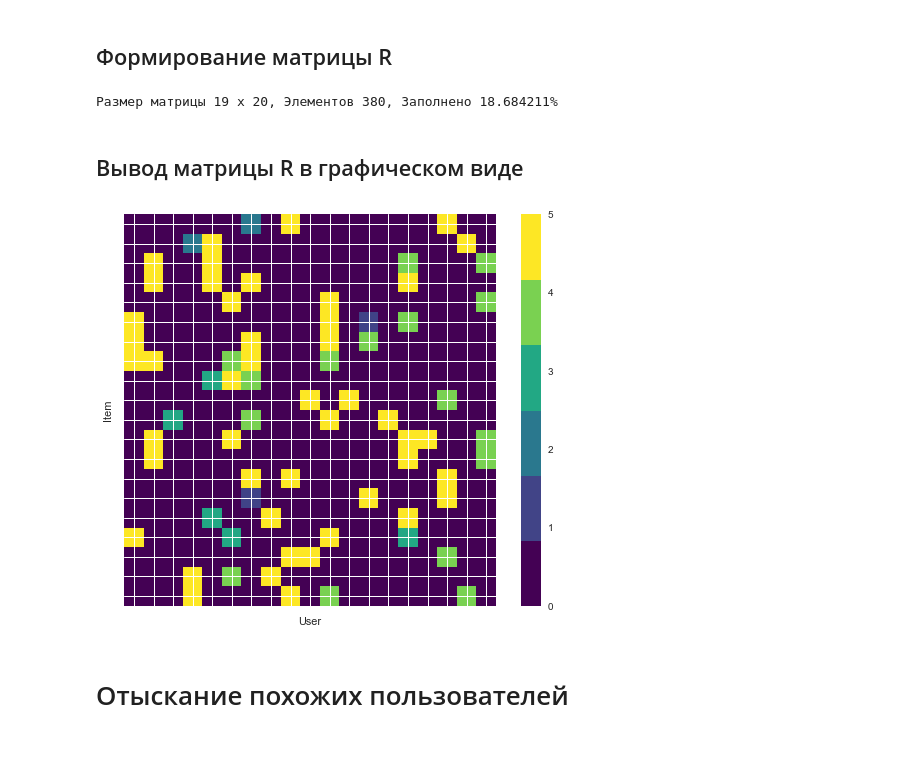
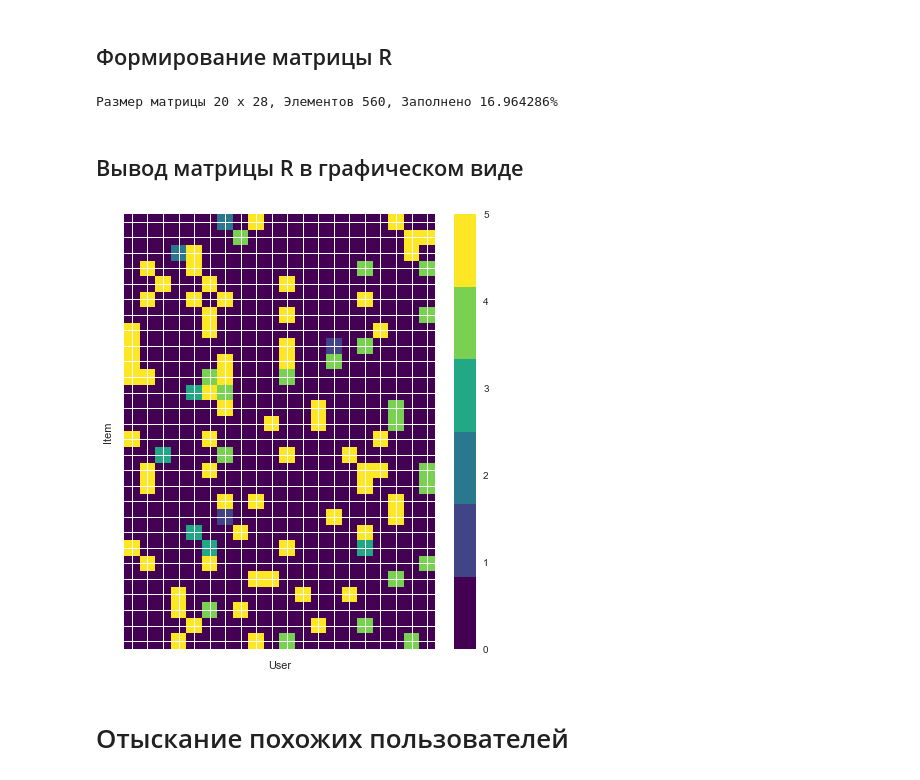
Before and after one commit to Copatych/ngtu_intell_systems, a Jupyter notebook: lab_work_1_2.ipynb, the cells around one changed output. Saved outputs shown, nothing was run; the diff lists cells and outputs as text; code cells hidden in the pictures; blank space fills up the shorter version.

```diff
--- a/lab_work_1_2.ipynb
+++ b/lab_work_1_2.ipynb
@@ -136,11 +136,13 @@ plt.show()
 Изначальная заполненность таблицы очень маленькая. Из всех пользователей и фильмов выберем **n_users** пользователей с наибольшим кол-вом отзывов и из них **n_items** объектов с наибольшим кол-вом отзывов.
 # %%
 nUsers = 20
-nItems = 20
+nItems = 28
 
-mostActiveUsers = df["user"].value_counts().head(nUsers).index
+mostActiveUsers = (df["user"].value_counts()[:nUsers]).index.tolist()
+mostActiveUsers.sort()
 dfNUsers = df[df["user"].isin(mostActiveUsers)]
-mostActiveItems = dfNUsers["item"].value_counts().head(nItems).index
+mostActiveItems = (dfNUsers["item"].value_counts()[:nItems]).index.tolist()
+mostActiveItems.sort()
 rankings = dfNUsers[dfNUsers["item"].isin(mostActiveItems)].reset_index(drop=True)
 
 print("Было", len(df), "элементов в DataFrame")
@@ -148,6 +150,6 @@ print("Стало", len(rankings), "элементов в DataFrame")
 print("-"*40)
 display(Markdown("**Полученная таблица с наибольшим количеством отзывов:**"))
 # display(rankings.head(3))
-short_description_of_filling(rankings)
+shortDescriptionOfFilling(rankings)
 # %% [output]
 Было 20473 элементов в DataFrame
@@ -205,36 +207,30 @@ print("Размер матрицы {} x {}, Элементов {}, Заполн
     R.shape[0] * R.shape[1],
     len (rankings)/(R.shape[0] * R.shape[1])))
 # %% [output]
-Размер матрицы 19 x 20, Элементов 380, Заполнено 18.684211%
+Размер матрицы 20 x 28, Элементов 560, Заполнено 16.964286%
 # %% [markdown]
 ## Вывод матрицы R в графическом виде
 # %%
-# Вывод матрицы R в графическом виде
-from matplotlib import cm
+from matplotlib import cm # Вывод матрицы R в графическом виде
 
-def visualizeR(R: np.ndarray, xlabel: str, ylabel: str, xlabelsList=None, ylabelsList=None, isAddTicks=False, autoFigsize=True):
+def visualizeR(R: np.ndarray, xlabel: str, ylabel: str, xlabelsList=None,
+               ylabelsList=None, isAddTicks=False, autoFigsize=True):
     R = R.round().astype('int8')
     # создание своей цветовой карты, с разделением на 6 участков по количеству оценок (включая 0)
     myColorMap = cm.get_cmap('viridis', 6)
-
     # создание полотна размером HхW
     if autoFigsize:
         plt.figure(figsize=(9, 6.5))
-
     # отрисовка матрицы, применив цветовую карту
     plt.imshow(R, myColorMap)
-
     # добавление названия осей
     plt.xlabel(xlabel)
     plt.ylabel(ylabel)
-
-
     # добавление подписи осей
     if isAddTicks:
         plt.xticks( ticks=np.arange(len(xlabelsList)),
                     labels=xlabelsList,
                     rotation=20)
-
         plt.yticks( ticks=np.arange(len(ylabelsList)),
                     labels=ylabelsList,
                     rotation=0)
@@ -247,17 +243,16 @@ def visualizeR(R: np.ndarray, xlabel: str, ylabel: str, xlabelsList=None, ylabel
             plt.yticks(ticks=np.arange(0,len (ylabelsList)), labels=[])
         else:
             plt.yticks(ticks=[], labels=[])
-
     # добавление цветовой полосы
     plt.colorbar()
 # %%
 # visualizeR(R, "Item", "User", itemUniqList, userUniqList)
 
 # Транспонированная матрица R
-plt.figure(figsize=(9, 7.2))
+plt.figure(figsize=(7, 8))
 visualizeR(R.T, "User", "Item", userUniqList, itemUniqList, autoFigsize=False)
 # %% [output]
-[figure, old version]
+[figure, new version]
 # %% [markdown]
 # Отыскание похожих пользователей
 # %% [markdown]
```
Also changed, not shown: parts of 23 cells of this notebook.
